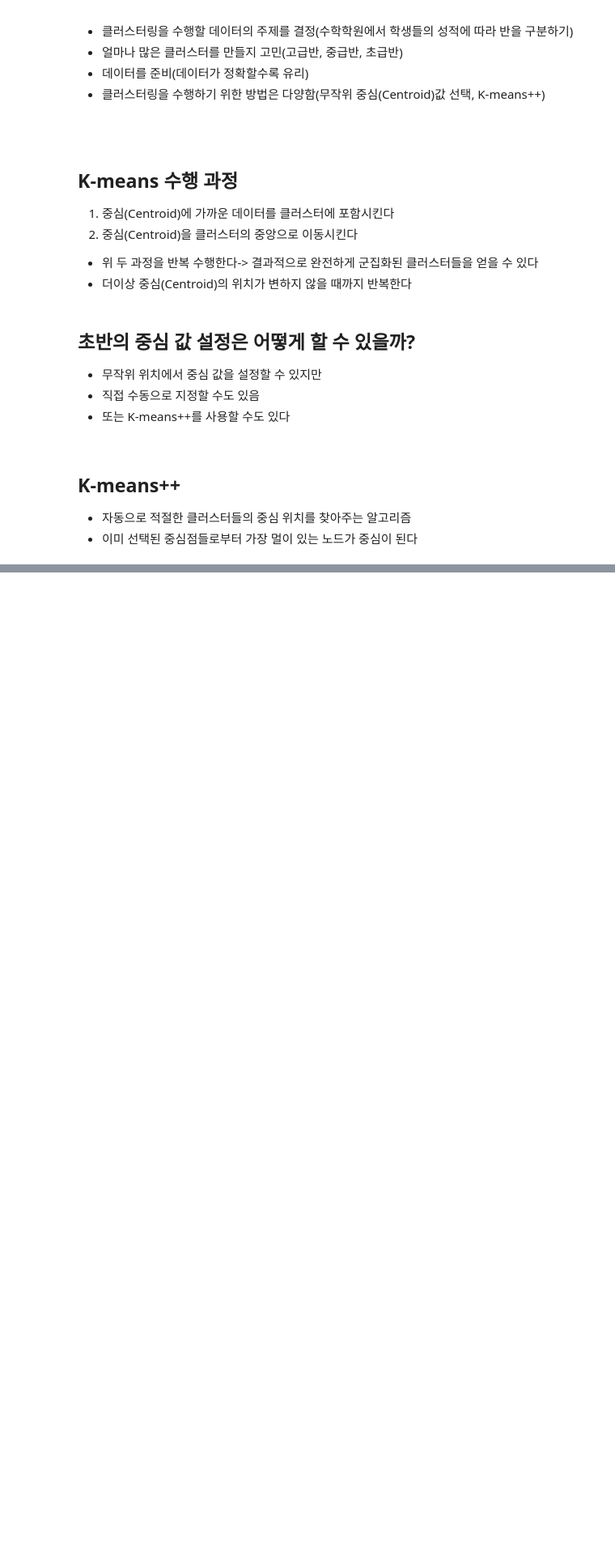
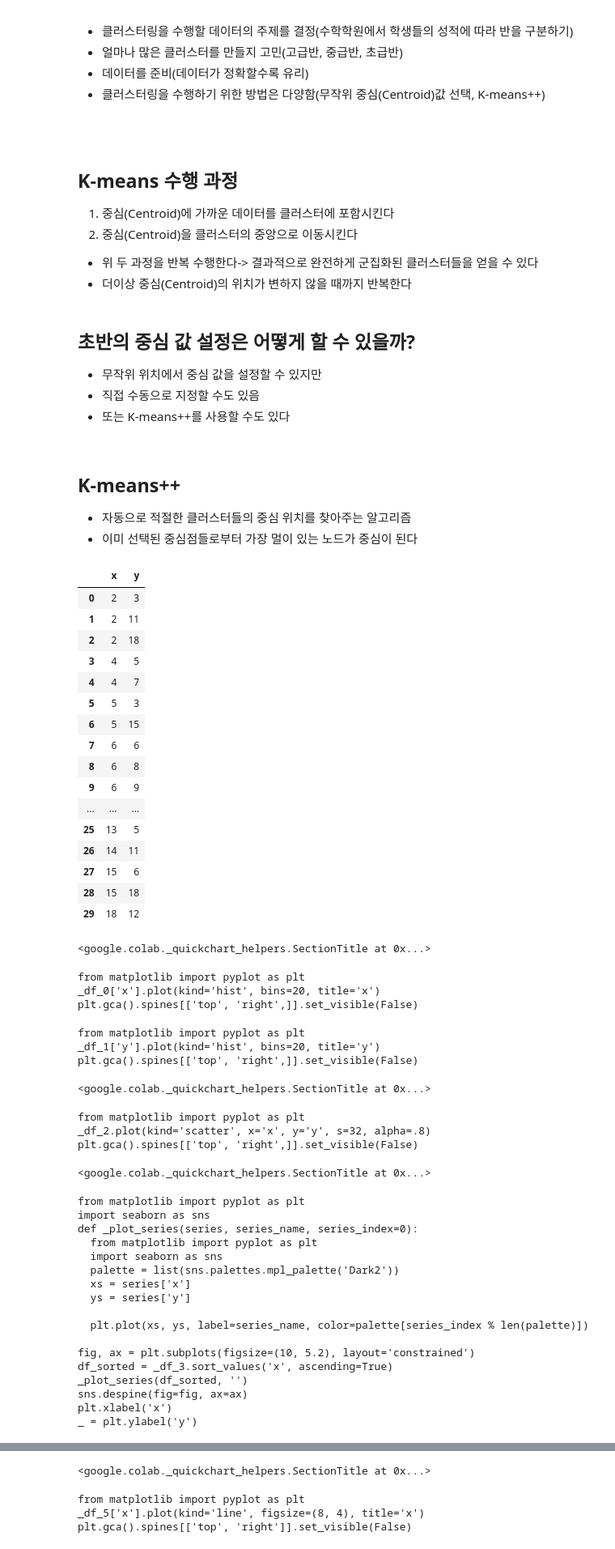
Before and after one commit to ChaesongYun/Tensorflow, a Jupyter notebook: 빅데이터K평균.ipynb, the cells around one changed output, grey strips where cells are left out. Shown at 81% size. Cells and saved outputs as stored; diff of their text form; code cells hidden in the pictures; blank space fills up the shorter version.

Commit message:
Colaboratory를 통해 생성됨

```diff
--- a/빅데이터K평균.ipynb
+++ b/빅데이터K평균.ipynb
@@ -32,0 +73,49 @@
+# %%
+df.head(30)
+# %% [output]
+|  | x | y |
+| 0 | 2 | 3 |
+| 1 | 2 | 11 |
+| 2 | 2 | 18 |
+| 3 | 4 | 5 |
+| 4 | 4 | 7 |
+| 5 | 5 | 3 |
+| 6 | 5 | 15 |
+| 7 | 6 | 6 |
+| 8 | 6 | 8 |
+| 9 | 6 | 9 |
+| ... | ... | ... |
+| 25 | 13 | 5 |
+| 26 | 14 | 11 |
+| 27 | 15 | 6 |
+| 28 | 15 | 18 |
+| 29 | 18 | 12 |
+<google.colab._quickchart_helpers.SectionTitle at 0x...>
+from matplotlib import pyplot as plt
+_df_0['x'].plot(kind='hist', bins=20, title='x')
+plt.gca().spines[['top', 'right',]].set_visible(False)
+from matplotlib import pyplot as plt
+_df_1['y'].plot(kind='hist', bins=20, title='y')
+plt.gca().spines[['top', 'right',]].set_visible(False)
+<google.colab._quickchart_helpers.SectionTitle at 0x...>
+from matplotlib import pyplot as plt
+_df_2.plot(kind='scatter', x='x', y='y', s=32, alpha=.8)
+plt.gca().spines[['top', 'right',]].set_visible(False)
+<google.colab._quickchart_helpers.SectionTitle at 0x...>
+from matplotlib import pyplot as plt
+import seaborn as sns
+def _plot_series(series, series_name, series_index=0):
+  from matplotlib import pyplot as plt
+  import seaborn as sns
+  palette = list(sns.palettes.mpl_palette('Dark2'))
+  xs = series['x']
+  ys = series['y']
+
+  plt.plot(xs, ys, label=series_name, color=palette[series_index % len(palette)])
+
+fig, ax = plt.subplots(figsize=(10, 5.2), layout='constrained')
+df_sorted = _df_3.sort_values('x', ascending=True)
+_plot_series(df_sorted, '')
+sns.despine(fig=fig, ax=ax)
+plt.xlabel('x')
+_ = plt.ylabel('y')
@@ -32,0 +139,4 @@
+<google.colab._quickchart_helpers.SectionTitle at 0x...>
+from matplotlib import pyplot as plt
+_df_5['x'].plot(kind='line', figsize=(8, 4), title='x')
+plt.gca().spines[['top', 'right']].set_visible(False)
```
Also changed, not shown: parts of 9 cells of this notebook.
